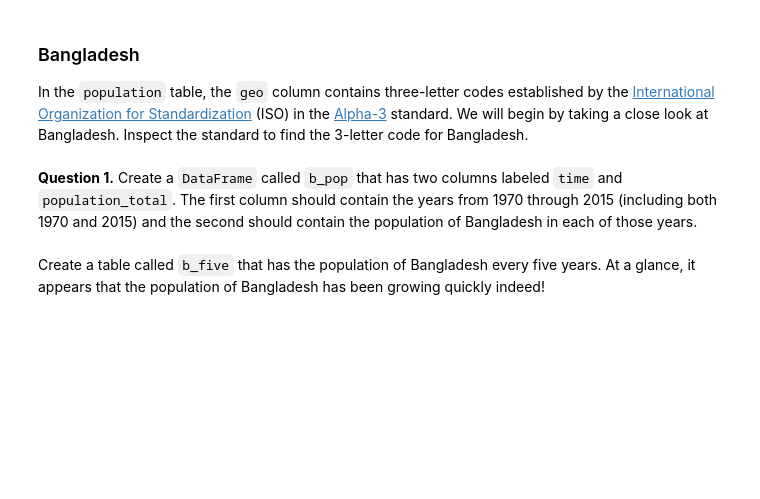
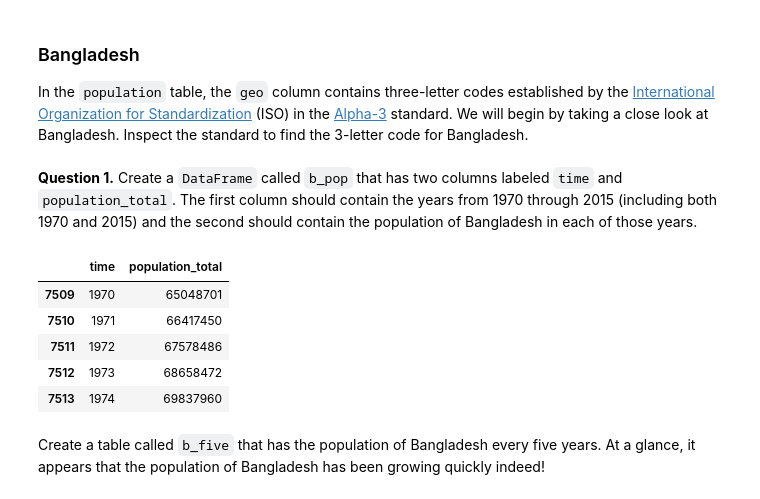
Before and after one commit to pedroalmada/Oxford_DataScience_Course, a Jupyter notebook: Assignments/Second-Assignment.ipynb, the cells around one changed output. Saved outputs shown, nothing was run; the diff lists cells and outputs as text; code cells hidden in the pictures; blank space fills up the shorter version.

```diff
--- a/Assignments/Second-Assignment.ipynb
+++ b/Assignments/Second-Assignment.ipynb
@@ -55,3 +57,24 @@ b_pop
+# %%
+# Step 1: Filter for Bangladesh using its 3-letter code 'BGD'
+#I made the mistake of assuming the three-letter coded were in uppercase, and overlookeds the display of the three firest collums above. I then oppened the csv and realized the mistake.
+b_pop = population[population['geo'] == 'bgd']
+
+# Step 2: filtering the rows where 'time' is between 1970 and 2015
+b_pop = b_pop[(b_pop['time'] >= 1970) & (b_pop['time'] <= 2015)]
+
+# Step 3: Keeping only the 'time' and 'population_total' columns
+#Use double brackets [['time', 'population_total']] to keep those columns.
+b_pop = b_pop[['time', 'population_total']]
+
+# At the end finally Display the first few rows to confirm all ius good
+b_pop.head()
+# %% [output]
+|  | time | population_total |
+| 7509 | 1970 | 65048701 |
+| 7510 | 1971 | 66417450 |
+| 7511 | 1972 | 67578486 |
+| 7512 | 1973 | 68658472 |
+| 7513 | 1974 | 69837960 |
 # %% [markdown]
 Create a table called `b_five` that has the population of Bangladesh every five years. At a glance, it appears that the population of Bangladesh has been growing quickly indeed!
 # %%
```
Also changed, not shown: parts of 4 cells of this notebook, 1 other file.
